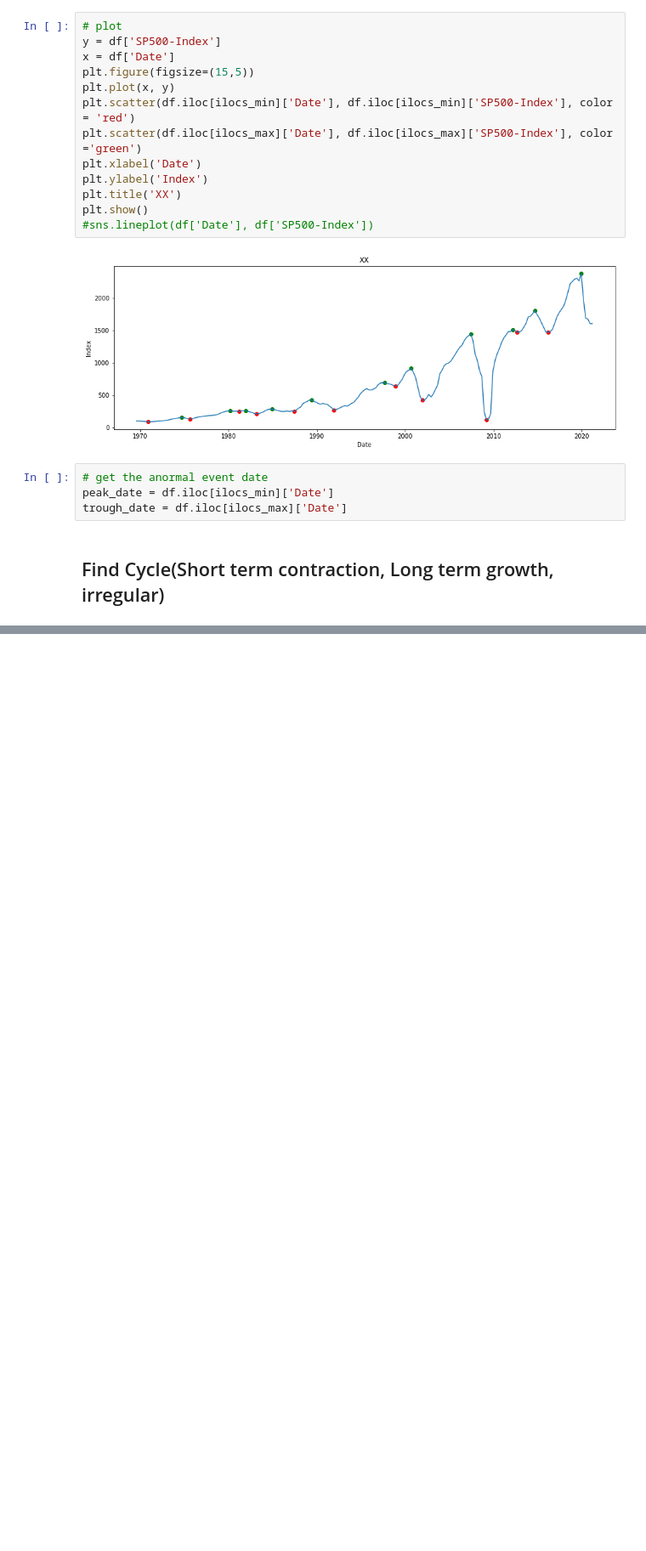
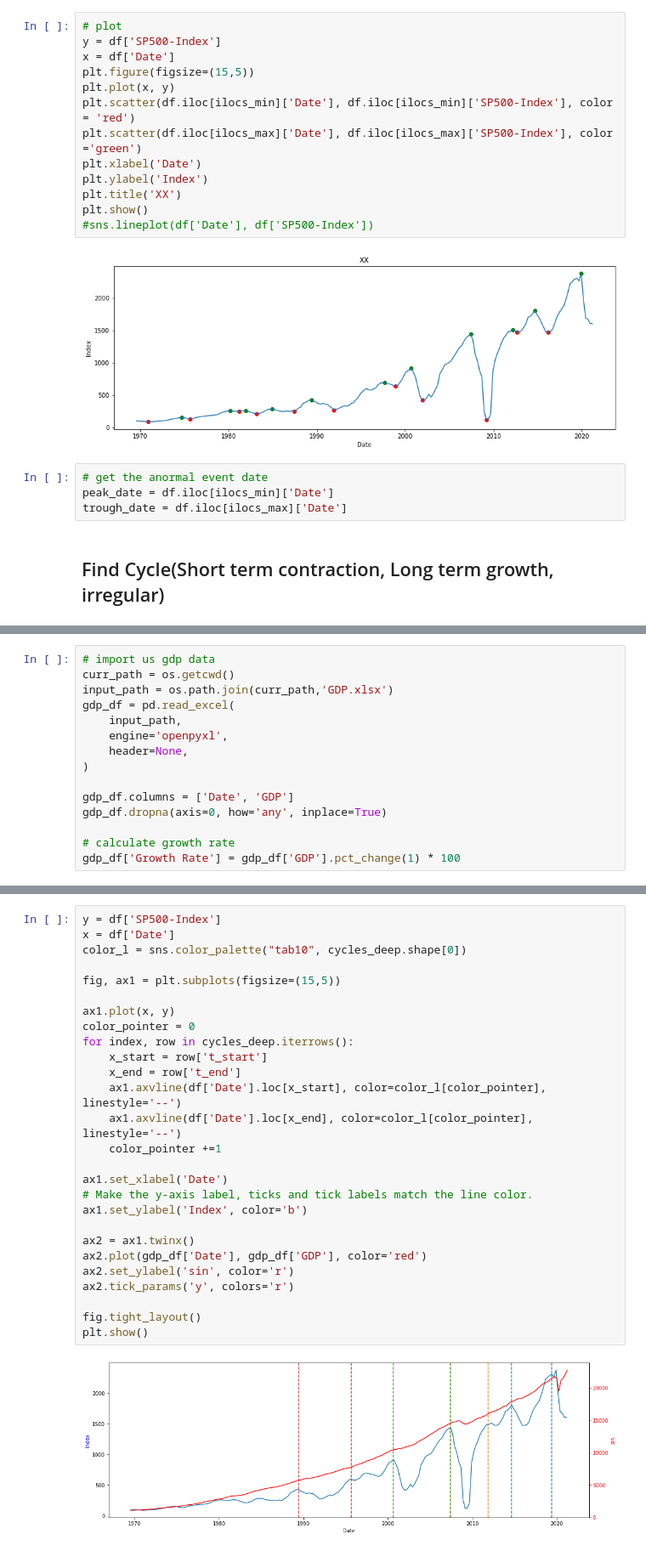
Before and after one commit to chenxd2/DSI-KPMG-Capstone, a Jupyter notebook: Target Variable Visualization.ipynb, the cells around one changed output, grey strips where cells are left out. Shown at 85% size. Saved outputs shown, nothing was run; the diff lists cells and outputs as text; blank space fills up the shorter version.

```diff
--- a/Target Variable Visualization.ipynb
+++ b/Target Variable Visualization.ipynb
@@ -87,0 +125,15 @@ cycles.loc[cycles['doc'] >= 0.05]
+# %%
+# import us gdp data
+curr_path = os.getcwd()
+input_path = os.path.join(curr_path,'GDP.xlsx')
+gdp_df = pd.read_excel(
+    input_path,
+    engine='openpyxl',
+    header=None,
+)
+
+gdp_df.columns = ['Date', 'GDP']
+gdp_df.dropna(axis=0, how='any', inplace=True)
+
+# calculate growth rate
+gdp_df['Growth Rate'] = gdp_df['GDP'].pct_change(1) * 100
@@ -87,0 +149,29 @@ cycles.loc[cycles['doc'] >= 0.05]
+# %%
+y = df['SP500-Index']
+x = df['Date']
+color_l = sns.color_palette("tab10", cycles_deep.shape[0])
+
+fig, ax1 = plt.subplots(figsize=(15,5))
+
+ax1.plot(x, y)
+color_pointer = 0
+for index, row in cycles_deep.iterrows():
+    x_start = row['t_start']
+    x_end = row['t_end']
+    ax1.axvline(df['Date'].loc[x_start], color=color_l[color_pointer], linestyle='--')
+    ax1.axvline(df['Date'].loc[x_end], color=color_l[color_pointer], linestyle='--')
+    color_pointer +=1
+
+ax1.set_xlabel('Date')
+# Make the y-axis label, ticks and tick labels match the line color.
+ax1.set_ylabel('Index', color='b')
+
+ax2 = ax1.twinx()
+ax2.plot(gdp_df['Date'], gdp_df['GDP'], color='red')
+ax2.set_ylabel('sin', color='r')
+ax2.tick_params('y', colors='r')
+
+fig.tight_layout()
+plt.show()
+# %% [output]
+[figure, added]
```
Also changed, not shown: parts of 11 cells of this notebook, 1 other file.
